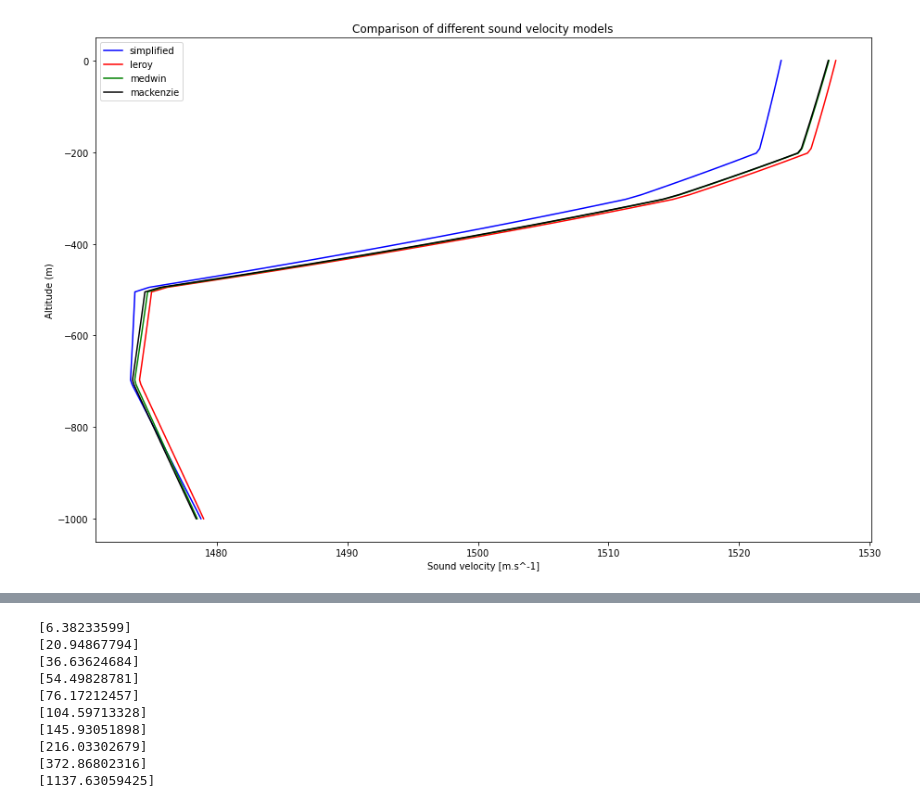
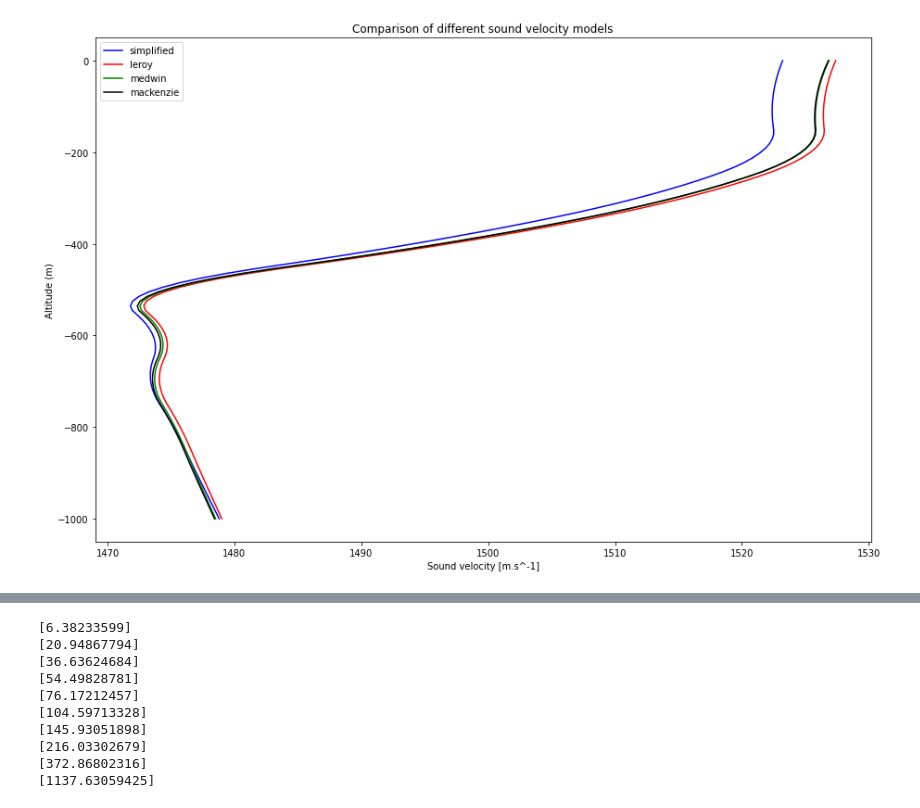
Before and after one commit to ahernot/data2021-bruits-mer, a Jupyter notebook: sound_propagation.ipynb, the cells around one changed output, grey strips where cells are left out. Drawn from its saved outputs; the diff is of its cells as text; code cells hidden in the pictures.

```diff
--- a/sound_propagation.ipynb
+++ b/sound_propagation.ipynb
@@ -4,6 +4,7 @@ import numpy as np
 
 from physics.sound_propagation import *
 # %%
+# from https://archive.bigelow.org/shipmates/octemp.html
 temp_profile = np.array([
     [0, 22],
     [100, 21],
@@ -20,7 +21,8 @@ temp_profile = np.array([
     [1200, 3],
     [1300, 3],
     [1400, 3],
-    [1500, 3]
+    [1500, 3],
+    [10000, 3]
 ])
 
 plt.figure(figsize=(5, 10))
@@ -50,10 +52,17 @@ def calc_T_old (z):
     return T
 
 
-def calc_T (z):
+def calc_T_np (z):
     return np.interp(z, temperature[0][::-1], temperature[1][::-1])
 
-# z = np.linspace(-1000, 0, 100)[::-1]
-# plt.figure(figsize=(5, 10))
-# plt.plot(calc_T(z), z)
-# plt.show()
+
+from scipy import interpolate
+calc_T = interpolate.interp1d(temperature[0][::-1], temperature[1][::-1], kind='quadratic')
+
+z = np.linspace(-1000, 0, 100)[::-1]
+plt.figure(figsize=(5, 10))
+plt.plot(calc_T(z), z)
+plt.xlabel('Temperature (℃)')
+plt.ylabel('Altitude (m)')
+plt.title('Simplified oceanic temperature profile (mid latitude - summer)')
+plt.show()
@@ -60,25 +71,25 @@ def calc_T (z):
 # %%
 S = 35
-z = np.linspace(-1000, 0, 100)[::-1]
+z = np.linspace(-1000, 0, 100)#[::-1]
 T = calc_T(z)
 
 c_simplified = sound_velocity_simplified(S, T, z)
 c_leroy      = sound_velocity_leroy     (S, T, z)
 c_medwin     = sound_velocity_medwin    (S, T, z)
 c_mackenzie  = sound_velocity_mackenzie (S, T, z)
 
 
 plt.figure(figsize=(15, 10))
 
 plt.plot(c_simplified, z, c='blue', label='simplified')
 plt.plot(c_leroy, z, c='red', label='leroy')
 plt.plot(c_medwin, z, c='green', label='medwin')
 plt.plot(c_mackenzie, z, c='black', label='mackenzie')
 
 plt.legend()
 plt.title('Comparison of different sound velocity models')
 plt.xlabel('Sound velocity [m.s^-1]')
 plt.ylabel('Altitude (m)')
 plt.show()
 # %% [output]
-[figure, old version]
+[figure, new version]
```
Also changed, not shown: parts of 7 cells of this notebook.
